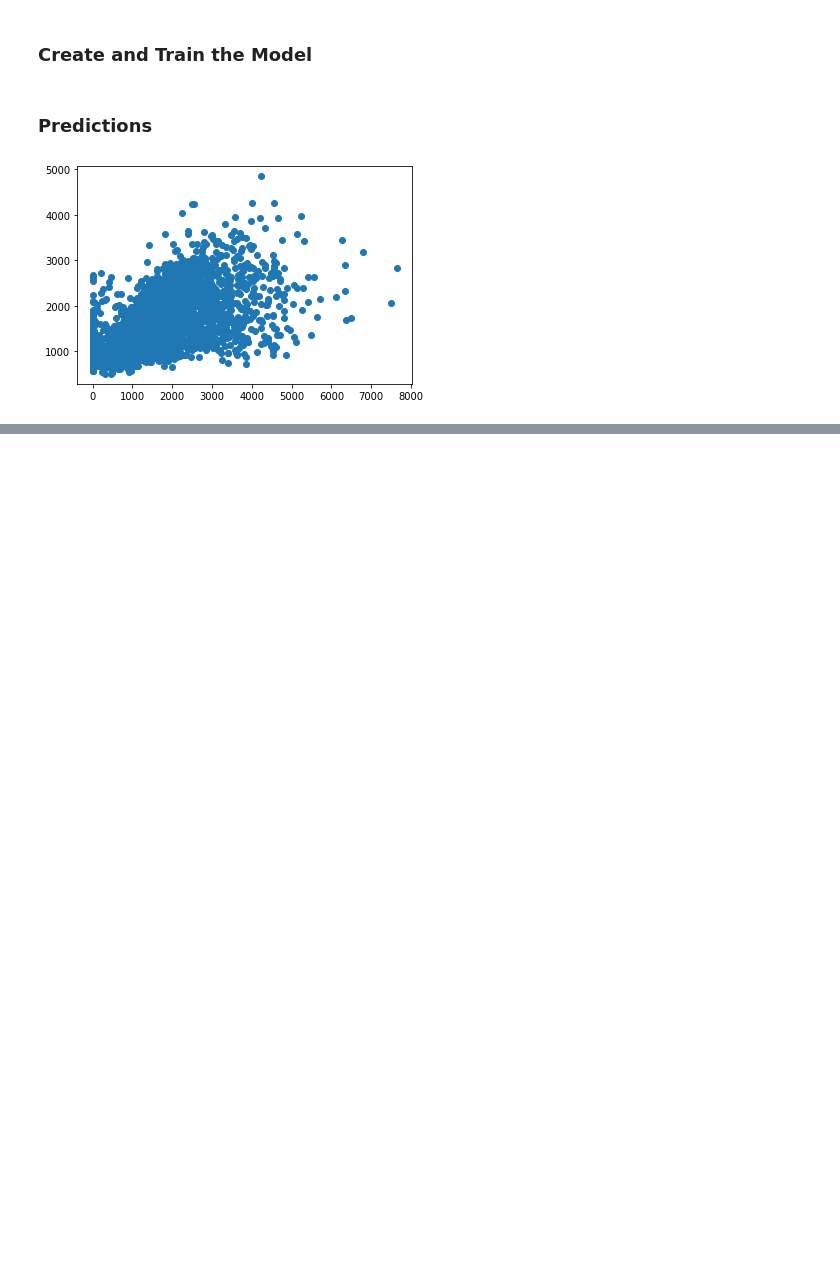
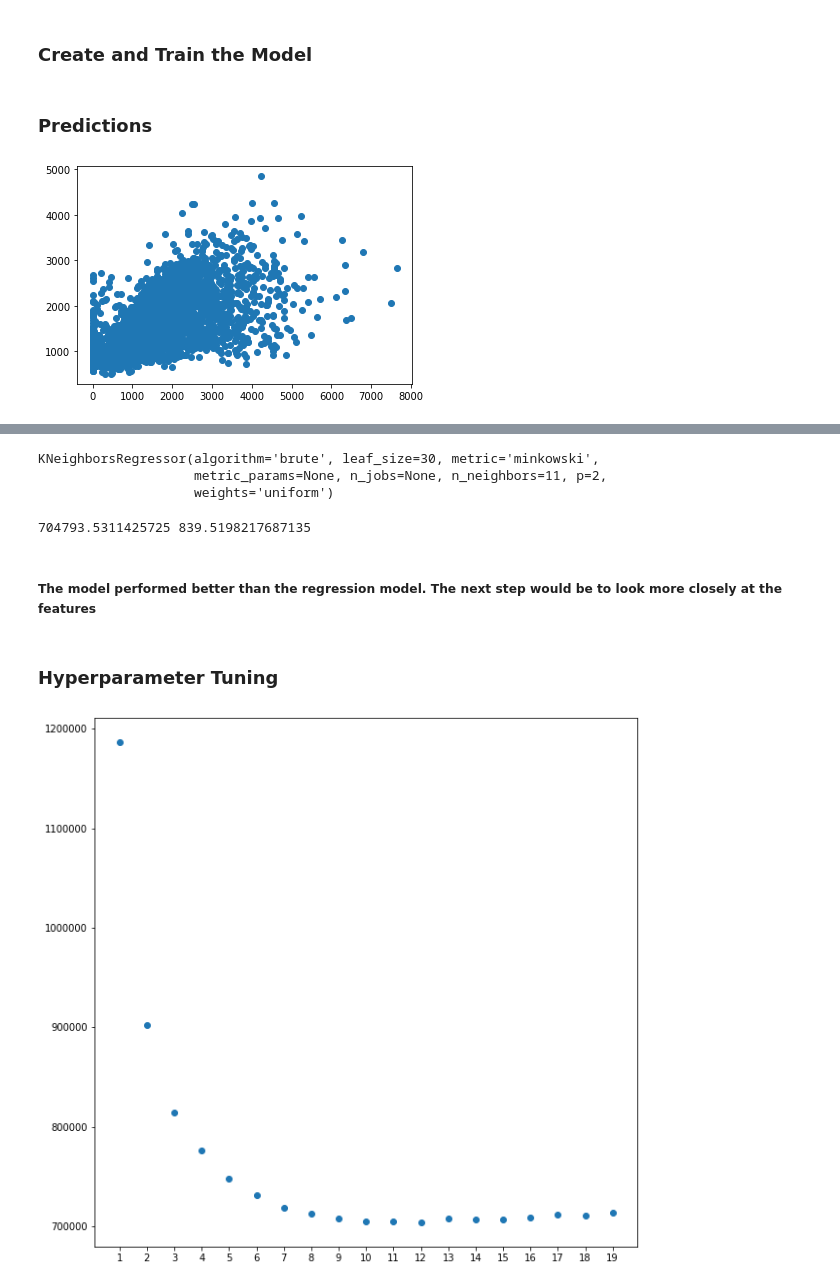
Before and after one commit to wkirui/SendyModel, a Jupyter notebook: Sendy Logistics Model.ipynb, the cells around one changed output, grey strips where cells are left out. Drawn from its saved outputs; the diff is of its cells as text; code cells hidden in the pictures; blank space fills up the shorter version.

Commit message:
Predictions with K-Nearest Neighbors Regression Model

```diff
--- a/Sendy Logistics Model.ipynb
+++ b/Sendy Logistics Model.ipynb
@@ -285,0 +302,41 @@ plt.show()
+# %%
+# Split the data into train & test data
+X_train, X_test, y_train, y_test = train_test_split(X,y,test_size=0.25,random_state=42)
+# %%
+# Fit the model
+knn = KNeighborsRegressor(n_neighbors=11,algorithm="brute")
+knn.fit(X_train,y_train)
+# %% [output]
+KNeighborsRegressor(algorithm='brute', leaf_size=30, metric='minkowski',
+                    metric_params=None, n_jobs=None, n_neighbors=11, p=2,
+                    weights='uniform')
+# %%
+# make predictions using the model
+knn_predictions = knn.predict(X_test)
+# %%
+# MSE
+mse = mean_squared_error(y_test,knn_predictions)
+rmse = mse**(1/2)
+print(mse,rmse)
+# %% [output]
+704793.5311425725 839.5198217687135
+# %% [markdown]
+##### The model performed better than the regression model. The next step would be to look more closely at the features
+# %% [markdown]
+### Hyperparameter Tuning
+# %%
+fig,ax=plt.subplots(figsize=(10,10))
+#check the optimal performance of our model
+hyper_params = [x for x in range(1, 20)]
+mse_values = list()
+for hp in hyper_params:
+    knn = KNeighborsRegressor(n_neighbors=hp, algorithm='brute')
+    knn.fit(X_train, y_train)
+    predictions = knn.predict(X_test)
+    mse = mean_squared_error(y_test, predictions)
+    mse_values.append(mse)
+plt.scatter(hyper_params, mse_values)
+ax.set_xticks(hyper_params)
+plt.show()
+# %% [output]
+[figure, added]
```
Also changed, not shown: parts of 21 cells of this notebook.
